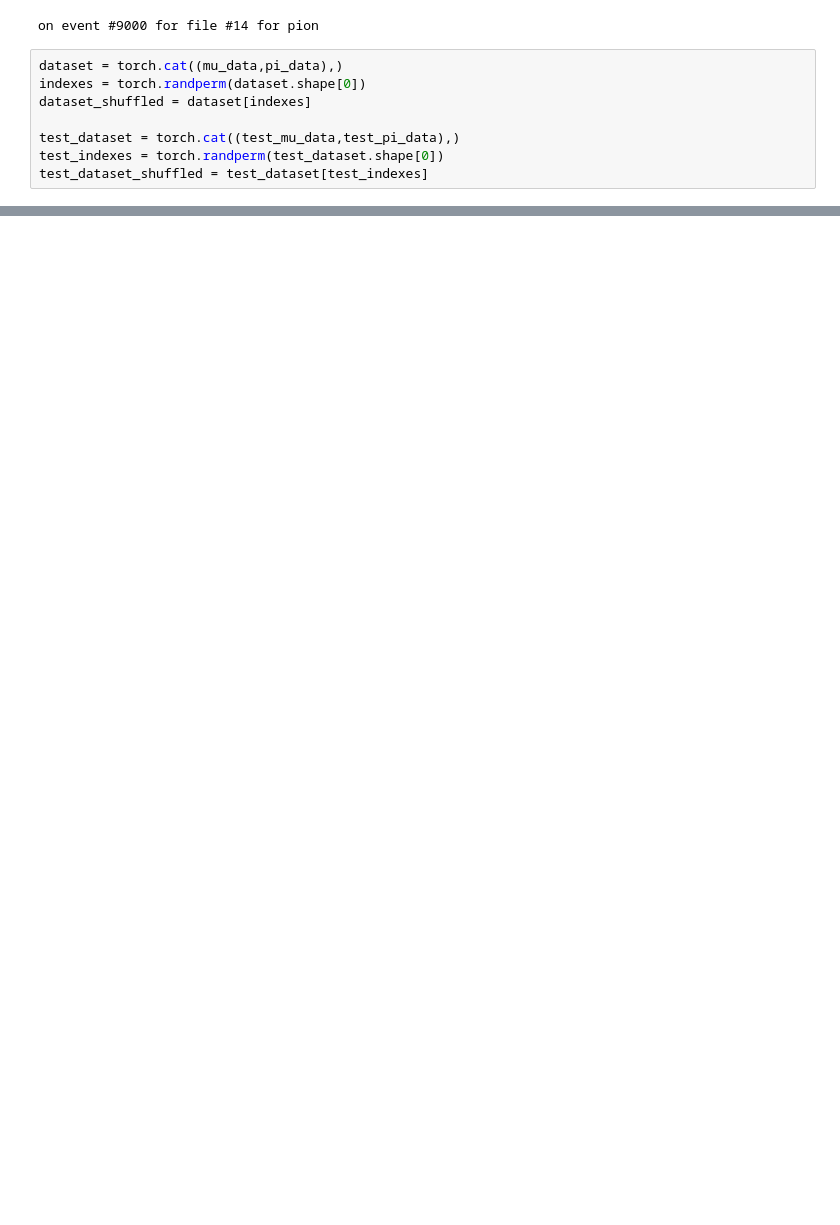
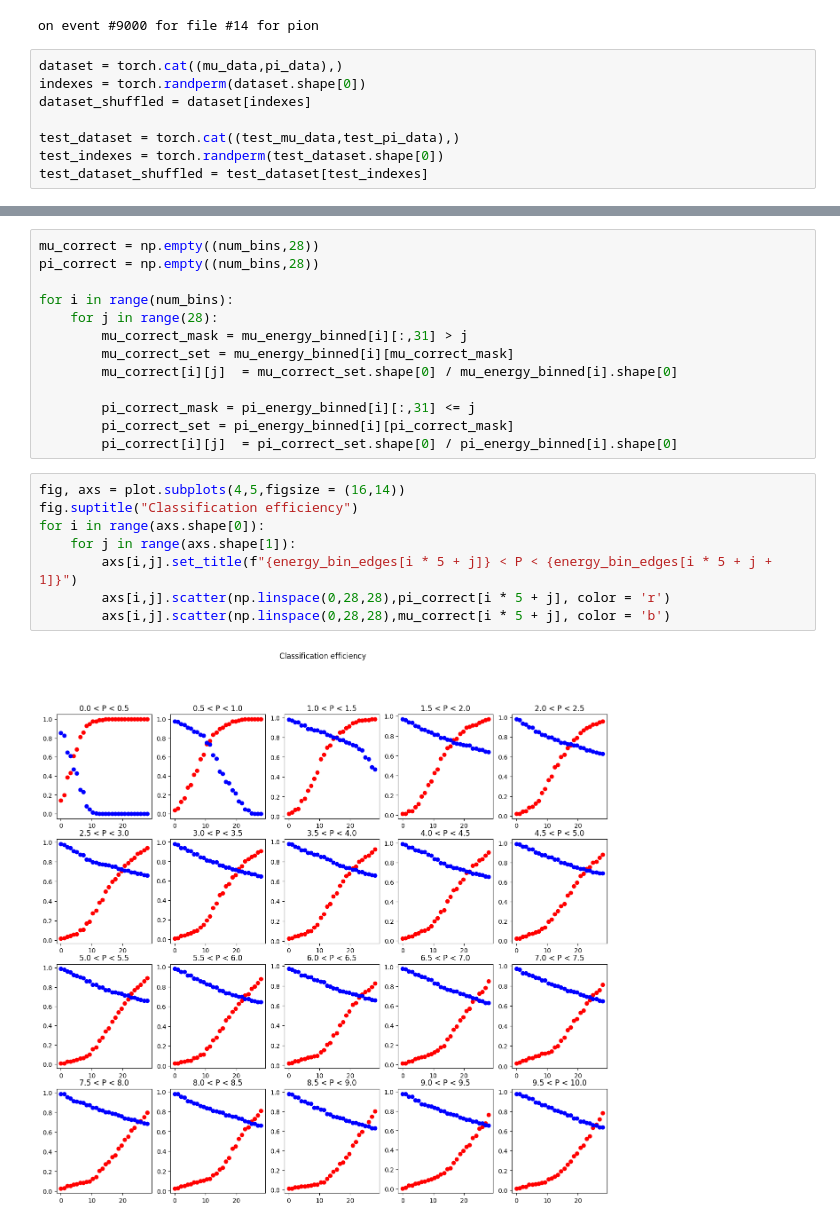
Before and after one commit to RowanKell/work_eic, a Jupyter notebook: macros/Variation/ML.ipynb, the cells around one changed output, grey strips where cells are left out. Saved outputs shown, nothing was run; the diff lists cells and outputs as text; blank space fills up the shorter version.

```diff
--- a/macros/Variation/ML.ipynb
+++ b/macros/Variation/ML.ipynb
@@ -349,0 +156,23 @@ def find_layer_traversed():
+# %%
+mu_correct = np.empty((num_bins,28))
+pi_correct = np.empty((num_bins,28))
+
+for i in range(num_bins):
+    for j in range(28):
+        mu_correct_mask = mu_energy_binned[i][:,31] > j
+        mu_correct_set = mu_energy_binned[i][mu_correct_mask]
+        mu_correct[i][j]  = mu_correct_set.shape[0] / mu_energy_binned[i].shape[0]
+
+        pi_correct_mask = pi_energy_binned[i][:,31] <= j
+        pi_correct_set = pi_energy_binned[i][pi_correct_mask]
+        pi_correct[i][j]  = pi_correct_set.shape[0] / pi_energy_binned[i].shape[0]
+# %%
+fig, axs = plot.subplots(4,5,figsize = (16,14))
+fig.suptitle("Classification efficiency")
+for i in range(axs.shape[0]):
+    for j in range(axs.shape[1]):
+        axs[i,j].set_title(f"{energy_bin_edges[i * 5 + j]} < P < {energy_bin_edges[i * 5 + j + 1]}")
+        axs[i,j].scatter(np.linspace(0,28,28),pi_correct[i * 5 + j], color = 'r')
+        axs[i,j].scatter(np.linspace(0,28,28),mu_correct[i * 5 + j], color = 'b')
+# %% [output]
+[figure, added]
```
Also changed, not shown: parts of 27 cells of this notebook, 1 other file.
